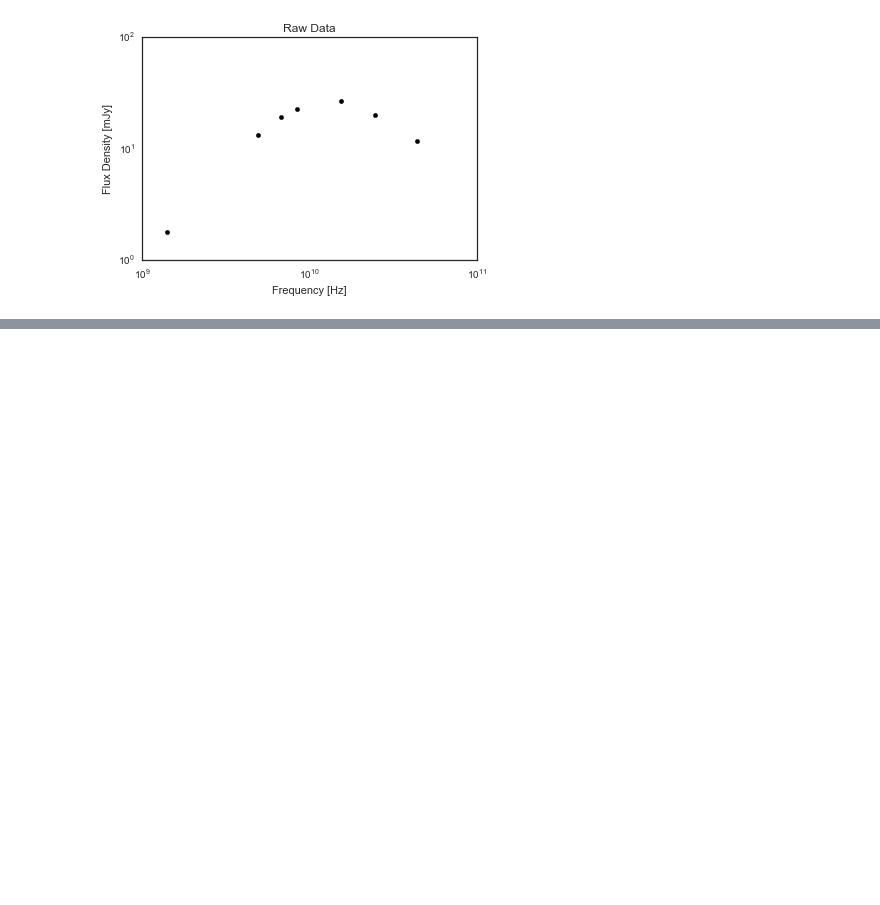
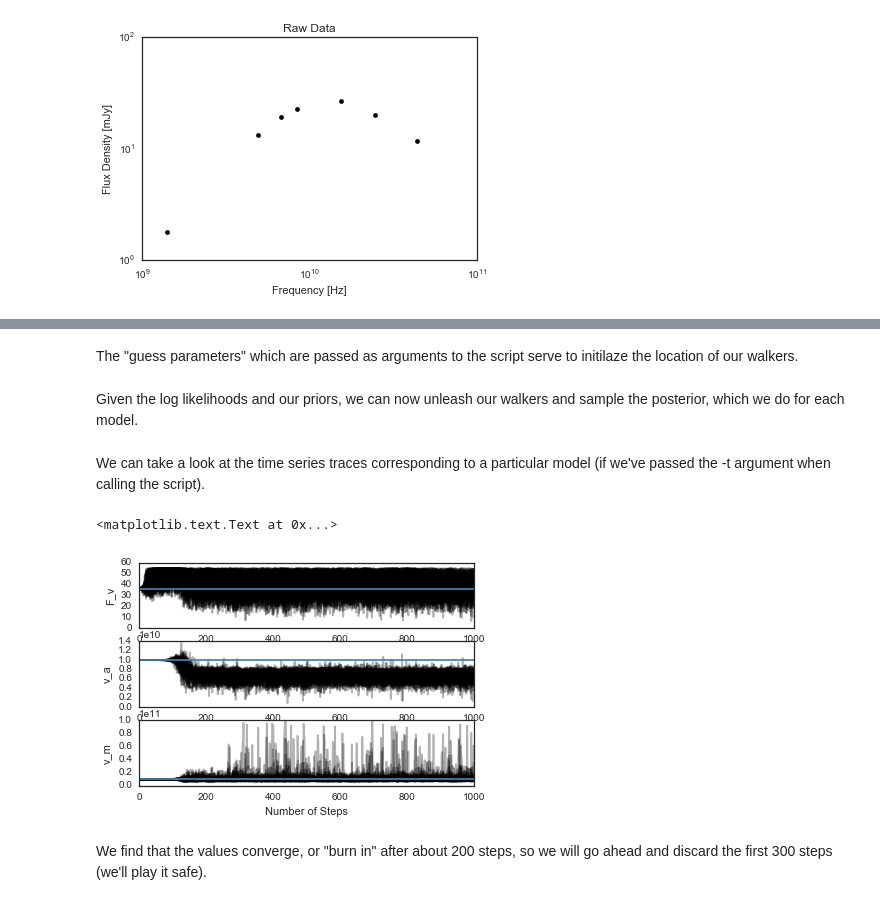
Before and after one commit to tarraneh/SyncMCMC, a Jupyter notebook: tutorial.ipynb, the cells around one changed output, grey strips where cells are left out. Cells and saved outputs as stored; diff of their text form; code cells hidden in the pictures; blank space fills up the shorter version.

```diff
--- a/tutorial.ipynb
+++ b/tutorial.ipynb
@@ -79,0 +182,17 @@ These arguments are optional. Default values are given by 1-55 for the flux and
+# %%
+# Define priors
+
+priors = FluxFrequencyPriors(UniformPrior(1.,55.),
+          UniformPrior(1E8,1E11),
+          UniformPrior(1E8,1E11),
+          UniformPrior(-3,0.01))
+
+# Define priors for model 4
+
+priors_spec4 = FluxFrequencyPriorsCombinedSpectrum(UniformPrior(1.,55.),
+          UniformPrior(1.,55.),
+          UniformPrior(1E8,1E11),
+          UniformPrior(1E8,1E11),
+          UniformPrior(-3,0.01))
+# %% [markdown]
+The "guess parameters" which are passed as arguments to the script serve to initilaze the location of our walkers.
@@ -79,0 +222,37 @@ These arguments are optional. Default values are given by 1-55 for the flux and
+# %% [markdown]
+Given the log likelihoods and our priors, we can now unleash our walkers and sample the posterior, which we do for each model.
+# %%
+# Run MCMC sampler for each model
+
+sampler, sams = run_PTmcmc(5,lnlike, priors, final_pos, ndim, nwalkers, logargs=[freqs,flux,error])
+
+sampler_spec2, sams_spec2 = run_PTmcmc(5,lnlike_spec2, priors, final_pos, ndim, nwalkers, logargs=[freqs,flux,error])
+
+sampler_spec3, sams_spec3 = run_PTmcmc(5,lnlike_spec3, priors, final_pos, ndim, nwalkers, logargs=[freqs,flux,error])
+
+sampler_spec4, sams_spec4 = run_PTmcmc(5,lnlike_spec4, priors_spec4, final_pos_spec4, 5, nwalkers, logargs=[freqs,flux,error])
+# %% [markdown]
+We can take a look at the time series traces corresponding to a particular model (if we've passed the -t argument when calling the script).
+# %%
+plt.subplot(3,1,1)
+plt.plot(sampler.chain[0, :, :, 0].T,color="k", alpha=0.3)
+plt.axhline(36, color='#4682b4')
+plt.ylabel('F_v')
+plt.xlabel('Number of Steps')
+
+plt.subplot(3,1,2)
+plt.plot(sampler.chain[0,:, :, 1].T, color="k", alpha=0.3)
+plt.axhline(1e10, color='#4682b4')
+plt.ylabel('v_a')
+plt.xlabel('Number of Steps')
+
+plt.subplot(3,1,3)
+plt.plot(sampler.chain[0,:, :, 2].T, color="k", alpha=0.3)
+plt.axhline(1e10, color='#4682b4')
+plt.ylabel('v_m')
+plt.xlabel('Number of Steps')
+# %% [output]
+<matplotlib.text.Text at 0x...>
+[figure, added]
+# %% [markdown]
+We find that the values converge, or "burn in" after about 200 steps, so we will go ahead and discard the first 300 steps (we'll play it safe).
```
Also changed, not shown: parts of 19 cells of this notebook, 1 other file.
